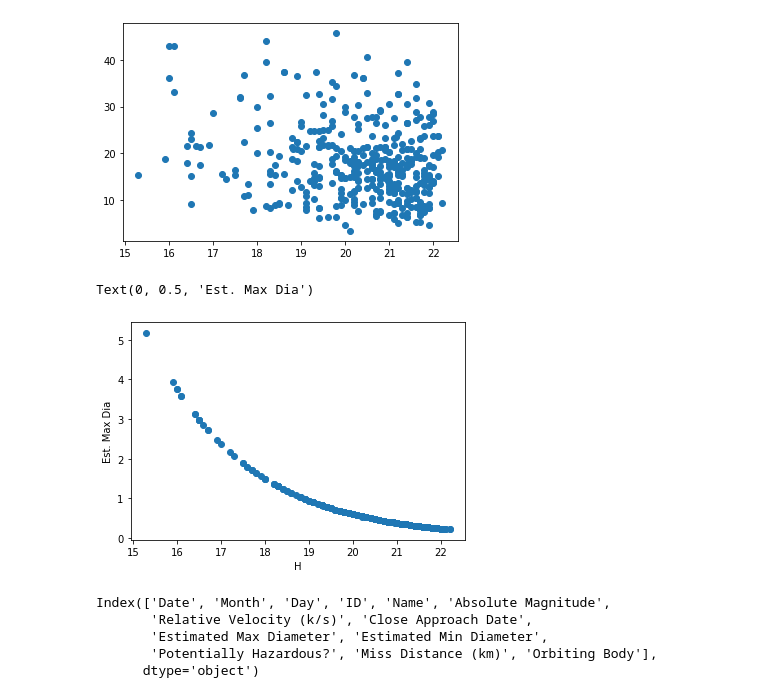
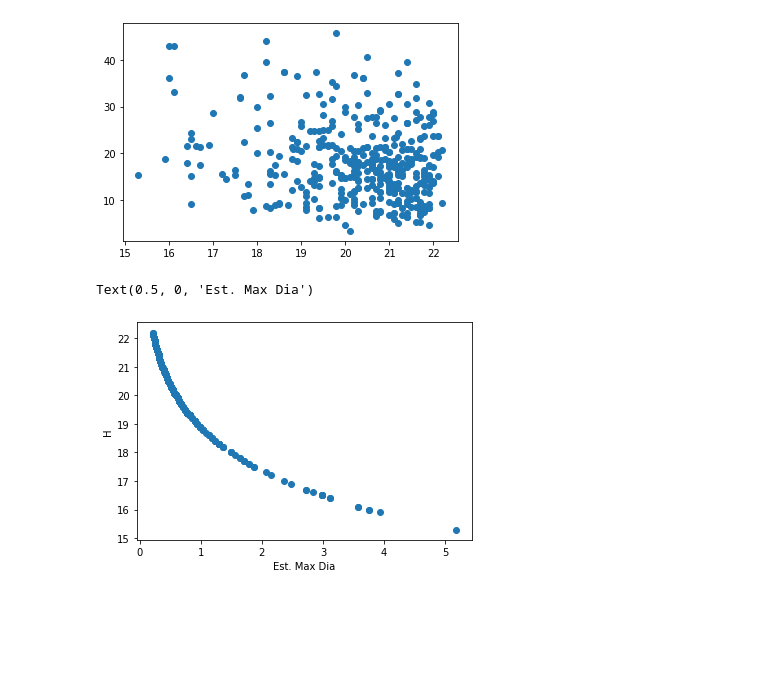
Before and after one commit to AmyAndersson/Datanauts_Project, a Jupyter notebook: DF.ipynb, the cells around one changed output. Cells and saved outputs as stored; diff of their text form; code cells hidden in the pictures; blank space fills up the shorter version.

Commit message:
plots galore

```diff
--- a/DF.ipynb
+++ b/DF.ipynb
@@ -13,6 +13,6 @@ import nasa
 
 from api_keys import api_key
 # %%
-Asteroids = pd.read_csv("Asteroid.csv")
+Asteroids = pd.read_csv("Asteroid_dates.csv")
 Asteroids
 # %% [output]
@@ -138,18 +153,9 @@ plt.scatter(Pos_Hazard["Absolute Magnitude"], Pos_Hazard["Relative Velocity (k/s
 <matplotlib.collections.PathCollection at 0x...>
 [figure]
 # %%
-plt.scatter(Pos_Hazard["Absolute Magnitude"], Pos_Hazard["Estimated Max Diameter"])
-plt.xlabel("H")
-plt.ylabel("Est. Max Dia")
+plt.scatter(Pos_Hazard["Estimated Max Diameter"], Pos_Hazard["Absolute Magnitude"])
+plt.ylabel("H")
+plt.xlabel("Est. Max Dia")
 # %% [output]
-Text(0, 0.5, 'Est. Max Dia')
+Text(0.5, 0, 'Est. Max Dia')
-[figure, old version]
+[figure, new version]
-# %%
-Asteroids_dates=pd.read_csv("Asteroid_dates.csv")
-Asteroids_dates.columns
-# %% [output]
-Index(['Date', 'Month', 'Day', 'ID', 'Name', 'Absolute Magnitude',
-       'Relative Velocity (k/s)', 'Close Approach Date',
-       'Estimated Max Diameter', 'Estimated Min Diameter',
-       'Potentially Hazardous?', 'Miss Distance (km)', 'Orbiting Body'],
-      dtype='object')
```
Also changed, not shown: parts of 19 cells of this notebook, 2 other files.
